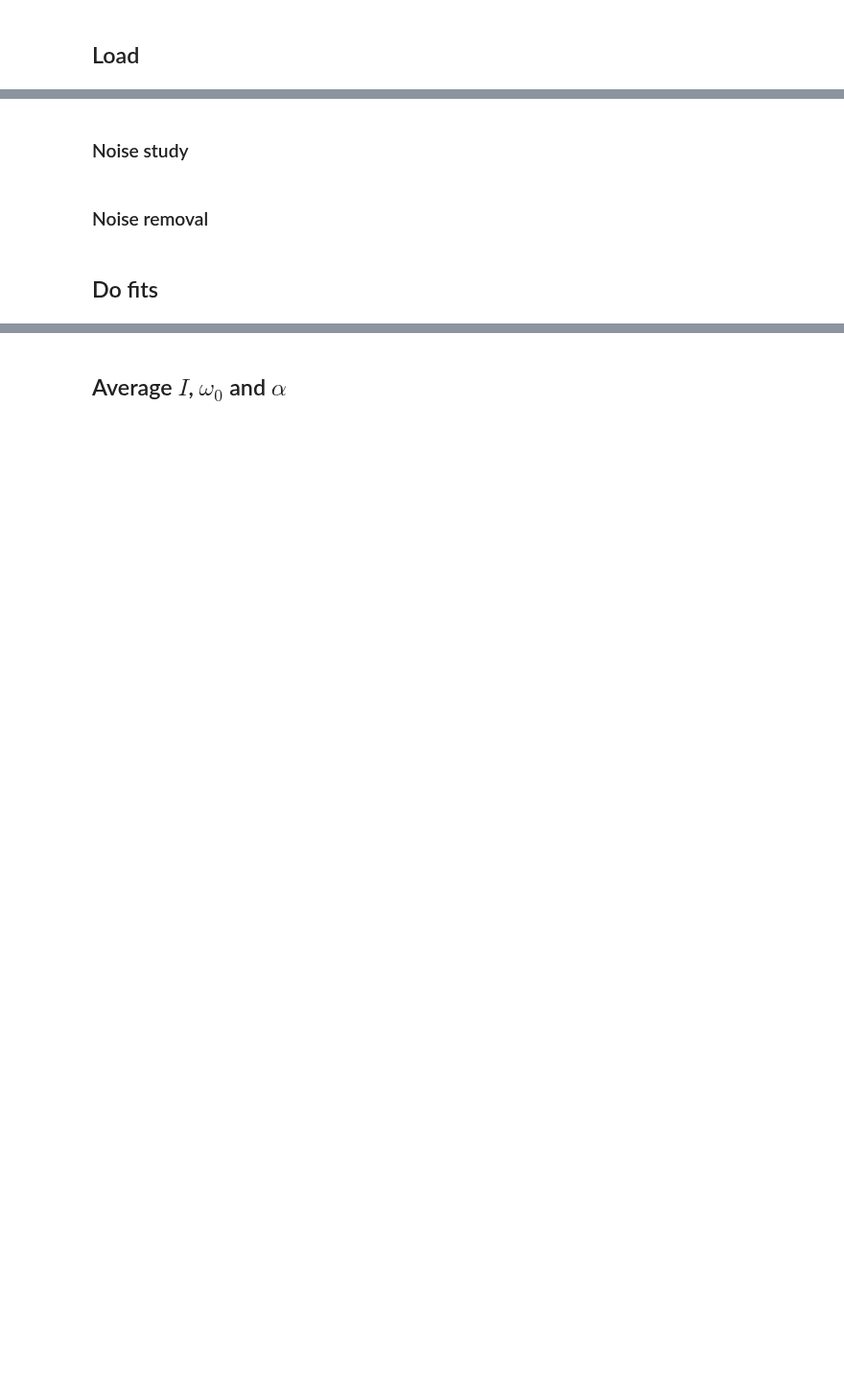
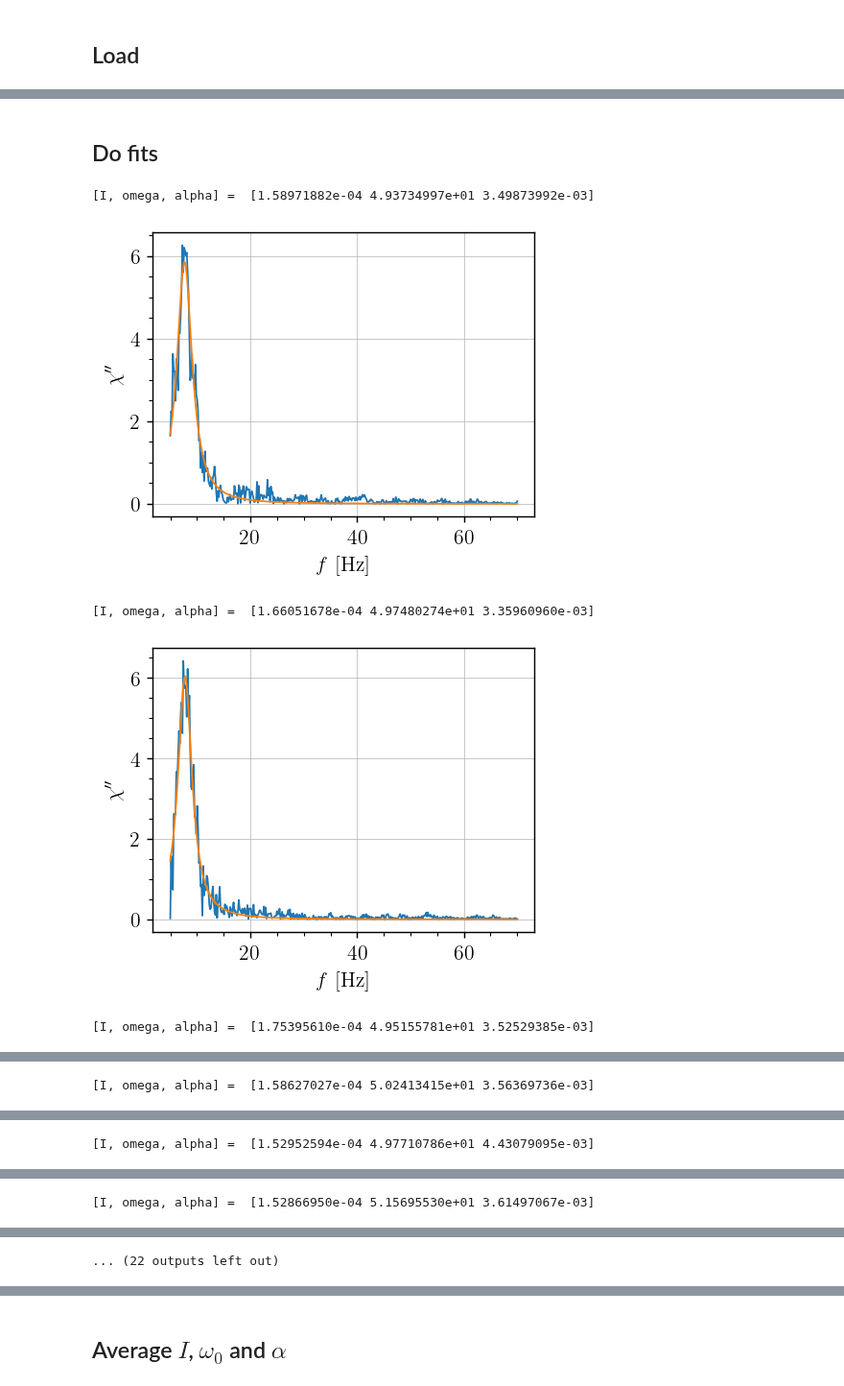
Before and after one commit to TomVdt/TPIII, a Jupyter notebook: 05-milieux-granulaires/analyse/exp3_glass_chi_im.ipynb, the cells around one changed output, grey strips where cells are left out. Shown at 96% size. Drawn from its saved outputs; the diff is of its cells as text; code cells hidden in the pictures; blank space fills up the shorter version.

```diff
--- a/05-milieux-granulaires/analyse/exp3_glass_chi_im.ipynb
+++ b/05-milieux-granulaires/analyse/exp3_glass_chi_im.ipynb
@@ -19,5 +19,5 @@ mpl.rcParams.update(rcParams)
 # %% [markdown]
 ## Load
 # %%
-data = load('250321-exp7')
-# data = load('250328-sand1')
+data = load('250321-exp3')
+denoise_dataset(data, data.pop(-1))
@@ -26,2 +27,0 @@ data = load('250321-exp7')
-# %% [markdown]
-### Noise study
@@ -49,50 +28,51 @@ plt.show()
-# %% [markdown]
-### Noise removal
-# %%
-data.pop(-1) # remove noise from interesting data
-for i, step in enumerate(data):
-    step.psd /= noise.psd
-    step.chi_im /= noise.chi_im
-    step.chi_abs /= noise.chi_abs
 # %% [markdown]
 ## Do fits
 # %%
 show_plots = True
 
 all_popt_err_pass1 = unp.uarray(np.zeros((len(data), 3)), 0)
 for i, step in enumerate(data):
     popt, pcov = sc.optimize.curve_fit(
         imag_chi, step.freqs, step.chi_im,
-        bounds=(0, np.inf)
+        bounds=(0, np.inf),
+        p0=(1e-4, 56, 0.01)
     )
     all_popt_err_pass1[i] = unp.uarray(popt, np.sqrt(np.diag(pcov)))
 
     if show_plots:
-        if step.imposed_vibration < 1e-4:
-            print("WARNING: THIS IS NOISE")
         print("[I, omega, alpha] = ", popt)
         plt.plot(step.freqs, step.chi_im)
         plt.plot(step.freqs, imag_chi(step.freqs, *popt))
+        plt.xlabel("$f$ [Hz]")
+        plt.ylabel("$\\chi''$")
         plt.show()
 
 I, w0, _ = np.mean(all_popt_err_pass1, axis=0)
 dI, dw0, _ = std_devs(np.mean(all_popt_err_pass1, axis=0))
 all_popt_err_pass2 = np.zeros_like(all_popt_err_pass1)
+all_popt_err_pass2 = all_popt_err_pass1
 
-for i, step in enumerate(data):
-    popt, pcov = sc.optimize.curve_fit(
-        imag_chi, step.freqs, step.chi_im,
-        bounds=(
-            (I.n - dI, w0.n - dw0, 0),
-            (I.n + dI, w0.n + dw0, np.inf)
-        )
-    )
-    all_popt_err_pass2[i] = unp.uarray(popt, np.sqrt(np.diag(pcov)))
+# for i, step in enumerate(data):
+#     popt, pcov = sc.optimize.curve_fit(
+#         imag_chi, step.freqs, step.chi_im,
+#         bounds=(
+#             (I.n - dI, w0.n - dw0, 0),
+#             (I.n + dI, w0.n + dw0, np.inf)
+#         ),
+#         p0=(I.n, w0.n, 0.01)
+#     )
+#     all_popt_err_pass2[i] = unp.uarray(popt, np.sqrt(np.diag(pcov)))
 
-    # if show_plots:
-    #     if step.imposed_vibration < 1e-4:
-    #         print("WARNING: THIS IS NOISE")
-    #     print("[I, omega, alpha] = ", popt)
-    #     plt.plot(step.freqs, step.chi_im)
-    #     plt.plot(step.freqs, modulus_chi(step.freqs, *popt))
-    #     plt.show()
+#     if show_plots:
+#         print("[I, omega, alpha] = ", popt)
+#         plt.plot(step.freqs, step.chi_im)
+#         plt.loglog(step.freqs, imag_chi(step.freqs, *popt))
+#         plt.xlabel("$f$ [Hz]")
+#         plt.ylabel("$\\chi''$")
+#         plt.show()
+# %% [output]
+[I, omega, alpha] =  [1.58971882e-04 4.93734997e+01 3.49873992e-03]
+[figure, added]
+[I, omega, alpha] =  [1.66051678e-04 4.97480274e+01 3.35960960e-03]
+[figure, added]
+[I, omega, alpha] =  [1.75395610e-04 4.95155781e+01 3.52529385e-03]
@@ -98,0 +80 @@ for i, step in enumerate(data):
+[I, omega, alpha] =  [1.58627027e-04 5.02413415e+01 3.56369736e-03]
@@ -98,0 +82 @@ for i, step in enumerate(data):
+[I, omega, alpha] =  [1.52952594e-04 4.97710786e+01 4.43079095e-03]
@@ -98,0 +84 @@ for i, step in enumerate(data):
+[I, omega, alpha] =  [1.52866950e-04 5.15695530e+01 3.61497067e-03]
@@ -99,3 +86,4 @@ for i, step in enumerate(data):
+... (22 outputs left out)
 # %%
 max_amplitude = max(step.imposed_vibration for step in data)
 min_amplitude = min(step.imposed_vibration for step in data)
```
Also changed, not shown: parts of 7 cells of this notebook, 1 other file.
